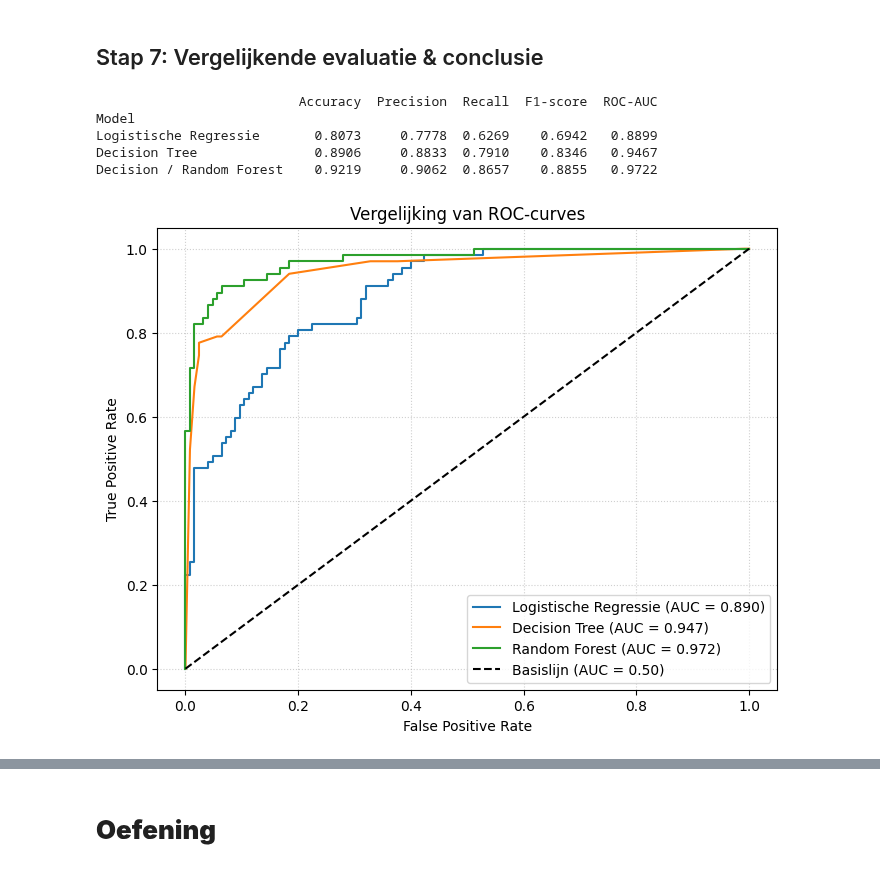
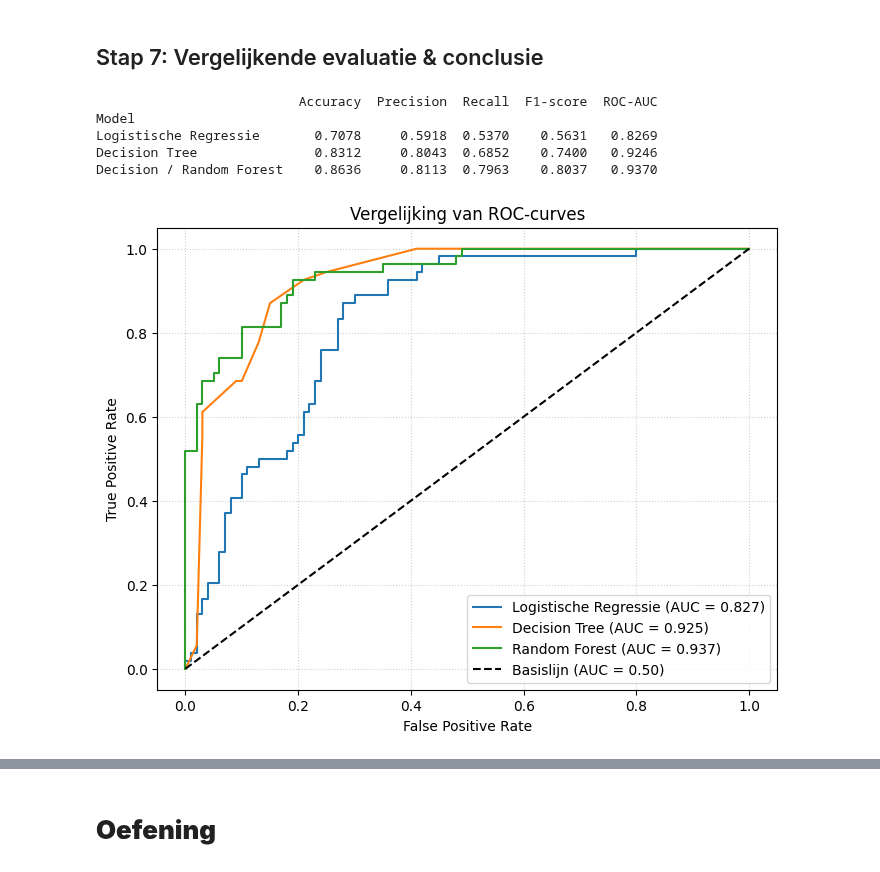
Before and after one commit to ChaybonV/Machine-learning---Forecasting, a Jupyter notebook: Les 4/Les 4 - Logistische Regressie Oefening.ipynb, the cells around one changed output, grey strips where cells are left out. Cells and saved outputs as stored; diff of their text form; code cells hidden in the pictures.

```diff
--- a/Les 4/Les 4 - Logistische Regressie Oefening.ipynb
+++ b/Les 4/Les 4 - Logistische Regressie Oefening.ipynb
@@ -100,8 +100,7 @@ Index(['Pregnancies', 'Glucose', 'BloodPressure', 'SkinThickness', 'Insulin',
 pima = pima.drop_duplicates().reset_index(drop=True)
 
 # 2. Zorg dat alle featurekolommen numeriek zijn (foute invoer wordt NaN)
-feature_cols = ['Pregnancies', 'Glucose', 'BloodPressure', 'SkinThickness',
-                'Insulin', 'BMI', 'DiabetesPedigreeFunction', 'Age']
+feature_cols = ['Pregnancies', 'Glucose', 'BloodPressure', 'SkinThickness', 'Insulin', 'BMI', 'DiabetesPedigreeFunction', 'Age']
 
 for col in feature_cols:
     pima[col] = pd.to_numeric(pima[col], errors='coerce')
@@ -137,7 +136,7 @@ y = pima.Outcome.astype(int) # Target variable
 # %% [markdown]
 ## Stap 3: Splitsen in Train en Test
 # %%
-X_train, X_test, y_train, y_test = train_test_split(X, y, test_size=0.25, random_state=16, stratify=y)
+X_train, X_test, y_train, y_test = train_test_split(X, y, test_size=0.2, random_state=42, stratify=y)
 
 print(f"Omvang trainingset: {X_train.shape[0]} | Omvang testset: {X_test.shape[0]}")
 print("Note: stratify=y zorgt ervoor dat de verdeling van de doelvariabele in train en test hetzelfde is")
@@ -156,9 +155,6 @@ Om herhaling te voorkomen en interpretaties te standaardiseren, vatten we de eva
 * ROC-curve & AUC: toont het onderscheidend vermogen over alle mogelijke drempelwaarden.
 # %%
 def evalueer_model(model, X_test, y_test, model_naam="Model"):
-    """
-    Berekent en visualiseert de performantiemetrieken van een geclassificeerd model.
-    """
     # Voorspellingen
     y_pred = model.predict(X_test)
     y_pred_proba = model.predict_proba(X_test)[:, 1]
@@ -215,24 +211,22 @@ We schrijven één algemene functie `train_en_evalueer_pipeline` waarmee we een
 # %%
 def train_en_evalueer_pipeline(model_type, X_train, y_train, X_test, y_test, **hyperparameters):
     """
-    Initialiseert, traint en evalueert een gekozen classificatiemodel.
-
     Parameters:
     - model_type: 'logreg', 'decision_tree', of 'random_forest'
     - hyperparameters: optionele parameters voor het gekozen model
     """
     if model_type == 'logreg':
         # max_iter verhoogd om convergentiewaarschuwingen te voorkomen
-        model = LogisticRegression(random_state=16, max_iter=1000, **hyperparameters)
+        model = LogisticRegression(random_state=42, max_iter=1000, **hyperparameters)
         naam = "Logistische Regressie"
 
     elif model_type == 'decision_tree':
         # max_depth begrensd om overfitting tegen te gaan
-        model = DecisionTreeClassifier(random_state=16, max_depth=4, **hyperparameters)
+        model = DecisionTreeClassifier(random_state=42, max_depth=4, **hyperparameters)
         naam = "Decision Tree"
 
     elif model_type == 'random_forest':
-        model = RandomForestClassifier(random_state=16, n_estimators=100, max_depth=5, **hyperparameters)
+        model = RandomForestClassifier(random_state=42, n_estimators=100, max_depth=5, **hyperparameters)
         naam = "Decision / Random Forest"
 
     else:
@@ -303,34 +297,32 @@ ROC-AUC Score: 0.9722
 # %%
 # Resultaten samenbrengen in een overzichtelijke DataFrame
 df_vergelijking = pd.DataFrame(resultaten_lijst).set_index('Model')
 print(df_vergelijking.round(4))
 
 # Vergelijkende visualisatie van ROC-curves
 plt.figure(figsize=(8, 6))
-modellen = [('Logistische Regressie', model_lr),
-            ('Decision Tree', model_dt),
-            ('Random Forest', model_rf)]
+modellen = [('Logistische Regressie', model_lr), ('Decision Tree', model_dt), ('Random Forest', model_rf)]
 
 for naam, m in modellen:
     prob = m.predict_proba(X_test)[:, 1]
     fpr, tpr, _ = metrics.roc_curve(y_test, prob)
     auc_val = metrics.roc_auc_score(y_test, prob)
     plt.plot(fpr, tpr, label=f"{naam} (AUC = {auc_val:.3f})")
 
 plt.plot([0, 1], [0, 1], 'k--', label='Basislijn (AUC = 0.50)')
 plt.xlabel('False Positive Rate')
 plt.ylabel('True Positive Rate')
 plt.title('Vergelijking van ROC-curves')
 plt.legend(loc='lower right')
 plt.grid(True, linestyle=':', alpha=0.6)
 plt.show()
 # %% [output]
                           Accuracy  Precision  Recall  F1-score  ROC-AUC
 Model
-Logistische Regressie       0.8073     0.7778  0.6269    0.6942   0.8899
-Decision Tree               0.8906     0.8833  0.7910    0.8346   0.9467
-Decision / Random Forest    0.9219     0.9062  0.8657    0.8855   0.9722
+Logistische Regressie       0.7078     0.5918  0.5370    0.5631   0.8269
+Decision Tree               0.8312     0.8043  0.6852    0.7400   0.9246
+Decision / Random Forest    0.8636     0.8113  0.7963    0.8037   0.9370
-[figure, old version]
+[figure, new version]
 # %% [markdown]
 ### Inhoudelijke interpretatie:
 #### **Logistische Regressie:**
```
Also changed, not shown: parts of 11 cells of this notebook.
